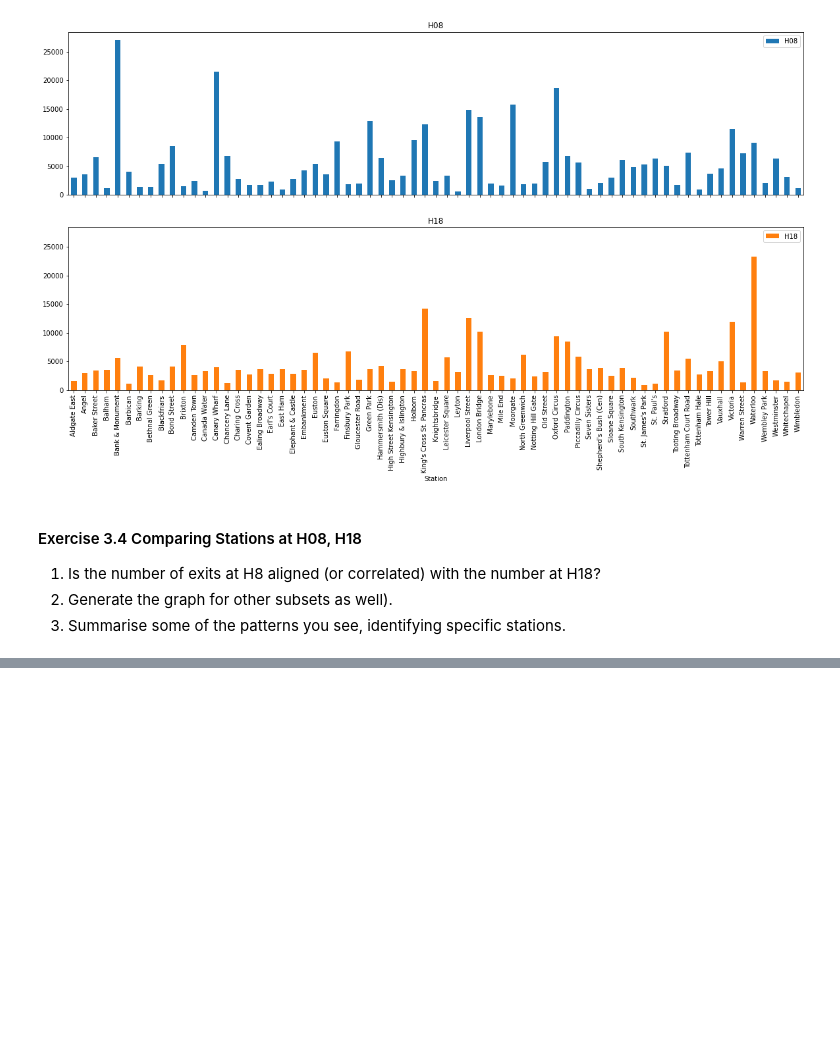
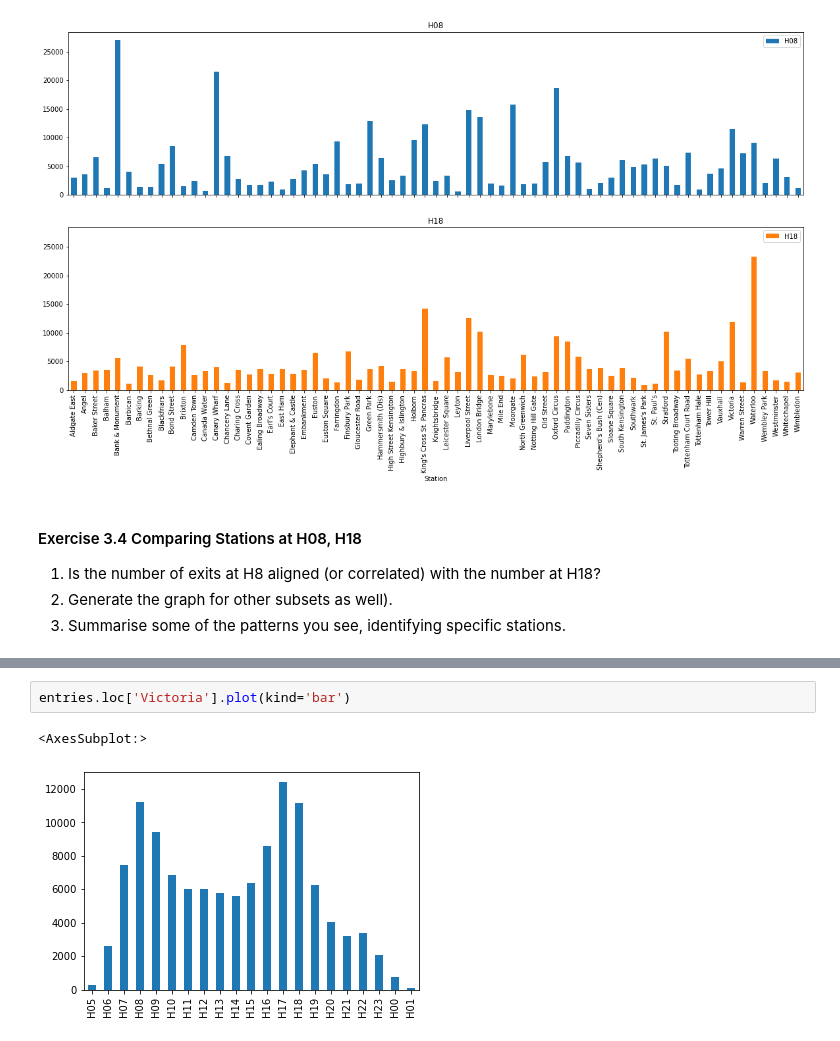
Before and after one commit to elliot-linsey/QMUL, a Jupyter notebook: Statistics/notebook2-v3.ipynb, the cells around one changed output, grey strips where cells are left out. Cells and saved outputs as stored; diff of their text form; blank space fills up the shorter version.

```diff
--- a/Statistics/notebook2-v3.ipynb
+++ b/Statistics/notebook2-v3.ipynb
@@ -576,0 +587,5 @@ ax = exits.loc[totals.Total > 20000, ['H08','H18']].plot(kind='bar', figsize=(20
+# %%
+entries.loc['Victoria'].plot(kind='bar')
+# %% [output]
+<AxesSubplot:>
+[figure, added]
```
Also changed, not shown: parts of 3 cells of this notebook, 1 other file.
